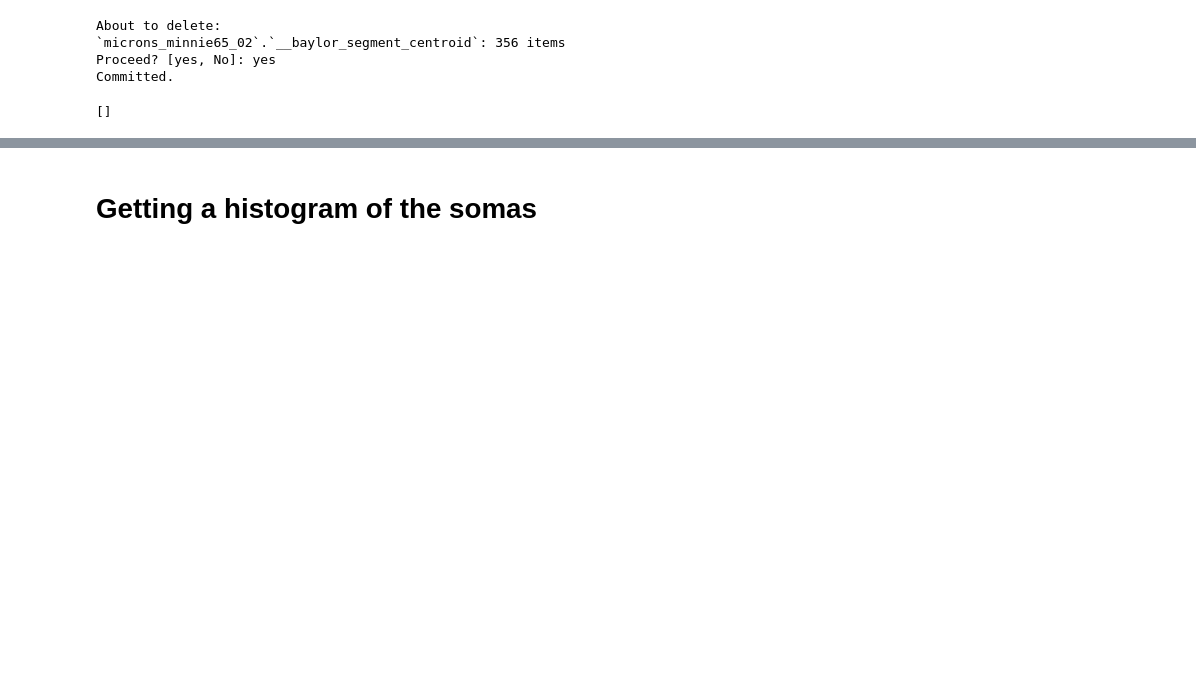
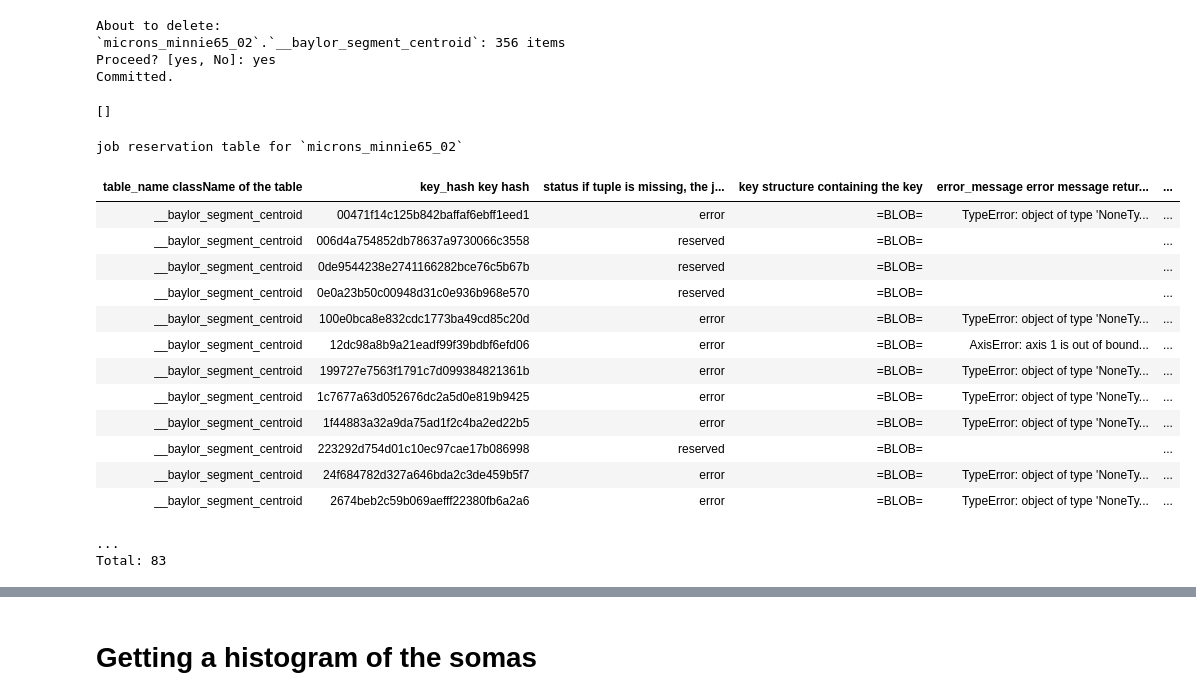
Before and after one commit to celiibrendan/neuron_mesh_tools, a Jupyter notebook: Auto_Proofreading/Preprocessing_Pipeline/Inspecting_Proofreading_Pipeline.ipynb, the cells around one changed output, grey strips where cells are left out. Saved outputs shown, nothing was run; the diff lists cells and outputs as text; code cells hidden in the pictures; blank space fills up the shorter version.

```diff
--- a/Auto_Proofreading/Preprocessing_Pipeline/Inspecting_Proofreading_Pipeline.ipynb
+++ b/Auto_Proofreading/Preprocessing_Pipeline/Inspecting_Proofreading_Pipeline.ipynb
@@ -302,3 +302,22 @@ Committed.
 schema.external['somas'].delete(delete_external_files=True)
 # %% [output]
 []
+# %%
+(schema.jobs & "table_name='__baylor_segment_centroid'")
+# %% [output]
+job reservation table for `microns_minnie65_02`
+| table_name className of the table | key_hash key hash | status if tuple is missing, the j... | key structure containing the key | error_message error message retur... | ... |
+| __baylor_segment_centroid | 00471f14c125b842baffaf6ebff1eed1 | error | =BLOB= | TypeError: object of type 'NoneTy... | ... |
+| __baylor_segment_centroid | 006d4a754852db78637a9730066c3558 | reserved | =BLOB= |  | ... |
+| __baylor_segment_centroid | 0de9544238e2741166282bce76c5b67b | reserved | =BLOB= |  | ... |
+| __baylor_segment_centroid | 0e0a23b50c00948d31c0e936b968e570 | reserved | =BLOB= |  | ... |
+| __baylor_segment_centroid | 100e0bca8e832cdc1773ba49cd85c20d | error | =BLOB= | TypeError: object of type 'NoneTy... | ... |
+| __baylor_segment_centroid | 12dc98a8b9a21eadf99f39bdbf6efd06 | error | =BLOB= | AxisError: axis 1 is out of bound... | ... |
+| __baylor_segment_centroid | 199727e7563f1791c7d099384821361b | error | =BLOB= | TypeError: object of type 'NoneTy... | ... |
+| __baylor_segment_centroid | 1c7677a63d052676dc2a5d0e819b9425 | error | =BLOB= | TypeError: object of type 'NoneTy... | ... |
+| __baylor_segment_centroid | 1f44883a32a9da75ad1f2c4ba2ed22b5 | error | =BLOB= | TypeError: object of type 'NoneTy... | ... |
+| __baylor_segment_centroid | 223292d754d01c10ec97cae17b086998 | reserved | =BLOB= |  | ... |
+| __baylor_segment_centroid | 24f684782d327a646bda2c3de459b5f7 | error | =BLOB= | TypeError: object of type 'NoneTy... | ... |
+| __baylor_segment_centroid | 2674beb2c59b069aefff22380fb6a2a6 | error | =BLOB= | TypeError: object of type 'NoneTy... | ... |
+...
+Total: 83
```
Also changed, not shown: parts of 22 cells of this notebook, 5 other files.
